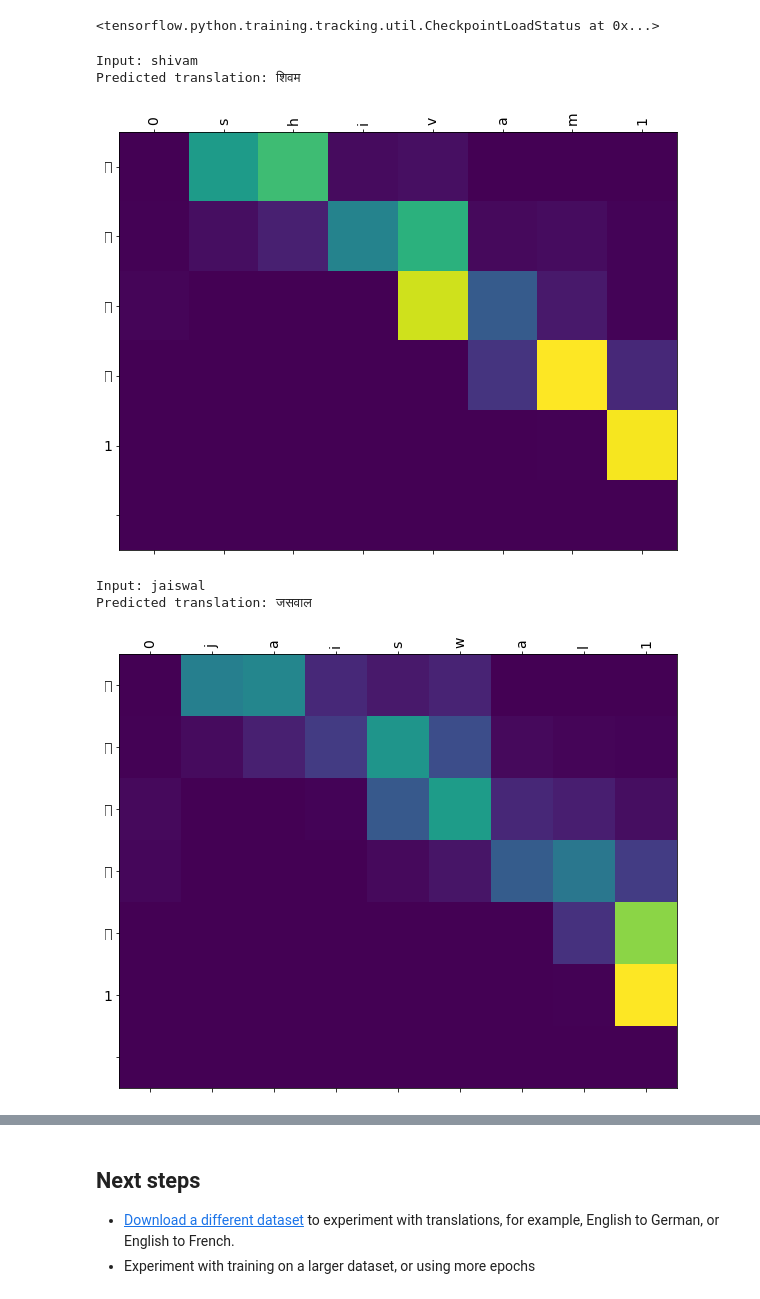
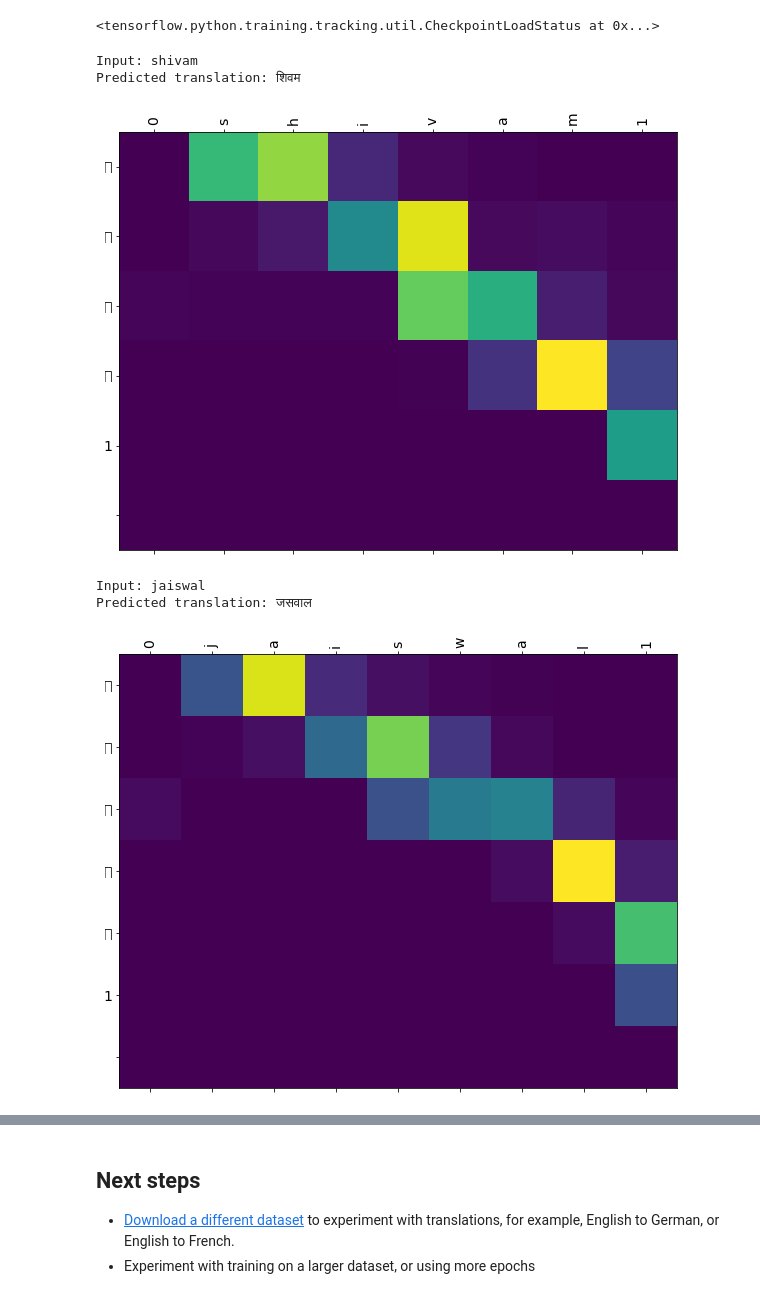
Before and after one commit to IamShivamJaiswal/sign-board, a Jupyter notebook: transliteration/Transliteration.ipynb, the cells around one changed output, grey strips where cells are left out. Saved outputs shown, nothing was run; the diff lists cells and outputs as text; code cells hidden in the pictures.

```diff
--- a/transliteration/Transliteration.ipynb
+++ b/transliteration/Transliteration.ipynb
@@ -174,5 +172,0 @@ train_data[0][:10],train_data[1][:10]
-# %%
-train_data[0].extend(test_data[0])
-train_data[1].extend(test_data[1])
-
-print(len(train_data[0]),len(train_data[1]))
@@ -590,7 +581,7 @@ def plot_attention(attention, sentence, predicted_sentence):
 
     plt.show()
 # %%
-def translate(sentence):
+def translitrate(sentence):
     result, sentence, attention_plot = evaluate(sentence)
 
     print('Input: %s' % (sentence[1:-1]))
@@ -606,14 +597,14 @@ checkpoint.restore(tf.train.latest_checkpoint(checkpoint_dir))
 # %% [output]
 <tensorflow.python.training.tracking.util.CheckpointLoadStatus at 0x...>
 # %%
-translate('shivam')
+translitrate('shivam')
 # %% [output]
 Input: shivam
 Predicted translation: शिवम
-[figure, old version]
+[figure, new version]
 # %%
-translate('jaiswal')
+translitrate('jaiswal')
 # %% [output]
 Input: jaiswal
 Predicted translation: जसवाल
-[figure, old version]
+[figure, new version]
```
Also changed, not shown: parts of 15 cells of this notebook.
